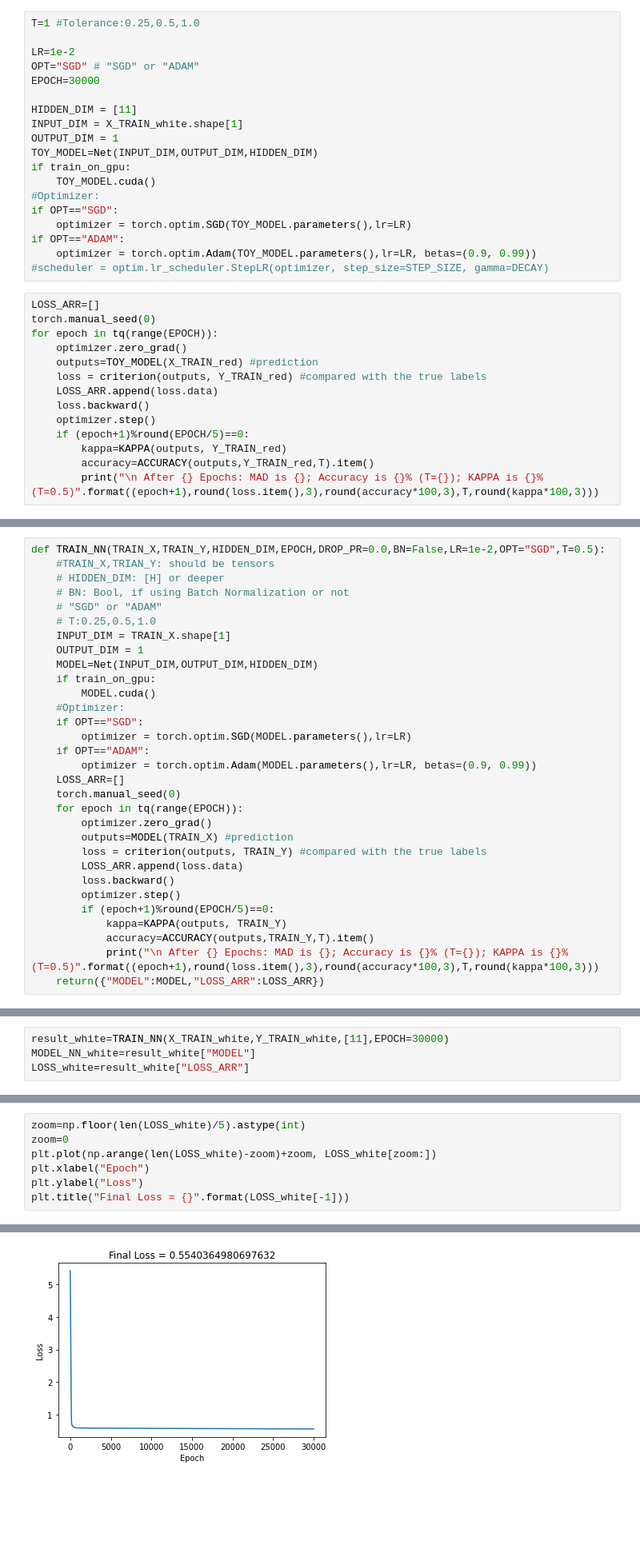
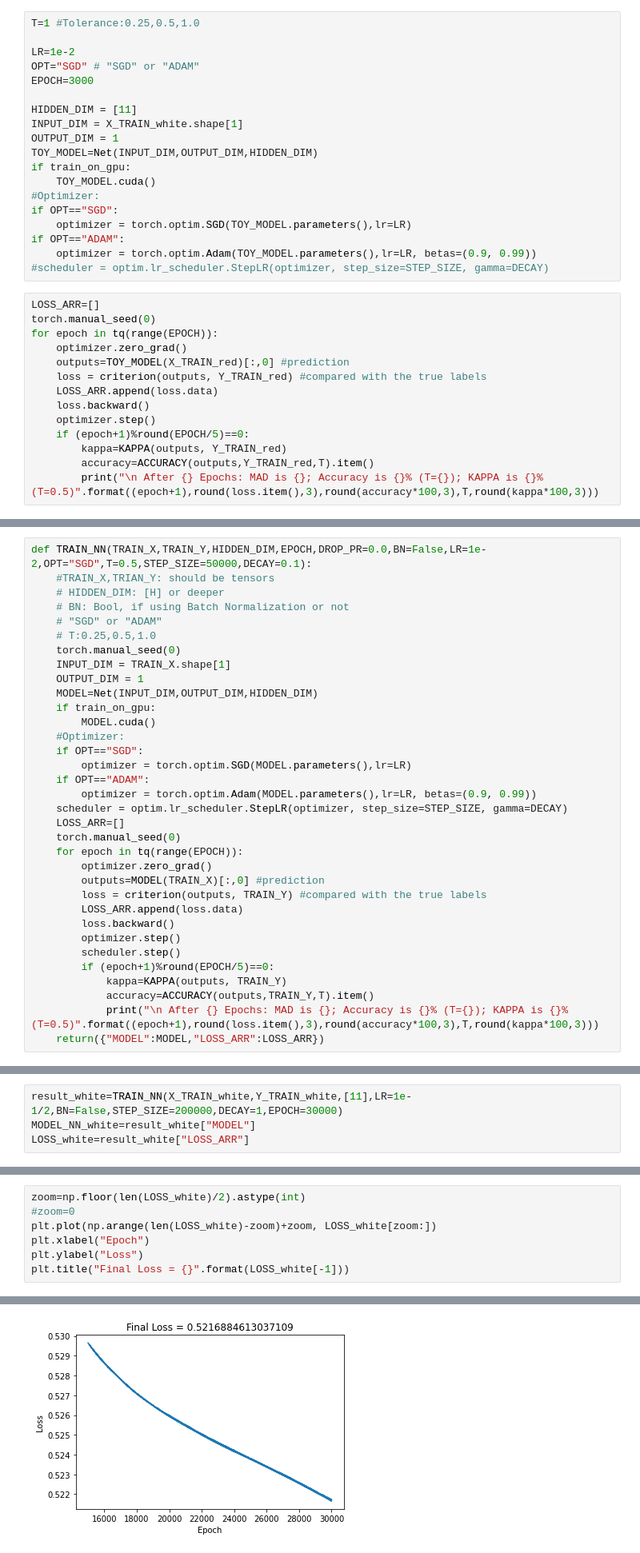
Before and after one commit to JMGilbert/STAT4241-Final-Project, a Jupyter notebook: 5241NN.ipynb, the cells around one changed output, grey strips where cells are left out. Shown at 80% size. Saved outputs shown, nothing was run; the diff lists cells and outputs as text; blank space fills up the shorter version.

```diff
--- a/5241NN.ipynb
+++ b/5241NN.ipynb
@@ -169,7 +174,7 @@ T=1 #Tolerance:0.25,0.5,1.0
 
 LR=1e-2
 OPT="SGD" # "SGD" or "ADAM"
-EPOCH=30000
+EPOCH=3000
 
 HIDDEN_DIM = [11]
 INPUT_DIM = X_TRAIN_white.shape[1]
@@ -188,7 +193,7 @@ LOSS_ARR=[]
 torch.manual_seed(0)
 for epoch in tq(range(EPOCH)):
     optimizer.zero_grad()
-    outputs=TOY_MODEL(X_TRAIN_red) #prediction
+    outputs=TOY_MODEL(X_TRAIN_red)[:,0] #prediction
     loss = criterion(outputs, Y_TRAIN_red) #compared with the true labels
     LOSS_ARR.append(loss.data)
     loss.backward()
@@ -231,12 +236,13 @@ Test KAPPA is 29.517% (T=0.5);
 # %% [markdown]
 ## Wrap it up
 # %%
-def TRAIN_NN(TRAIN_X,TRAIN_Y,HIDDEN_DIM,EPOCH,DROP_PR=0.0,BN=False,LR=1e-2,OPT="SGD",T=0.5):
+def TRAIN_NN(TRAIN_X,TRAIN_Y,HIDDEN_DIM,EPOCH,DROP_PR=0.0,BN=False,LR=1e-2,OPT="SGD",T=0.5,STEP_SIZE=50000,DECAY=0.1):
     #TRAIN_X,TRIAN_Y: should be tensors
     # HIDDEN_DIM: [H] or deeper
     # BN: Bool, if using Batch Normalization or not
     # "SGD" or "ADAM"
     # T:0.25,0.5,1.0
+    torch.manual_seed(0)
     INPUT_DIM = TRAIN_X.shape[1]
     OUTPUT_DIM = 1
     MODEL=Net(INPUT_DIM,OUTPUT_DIM,HIDDEN_DIM)
@@ -247,15 +253,17 @@ def TRAIN_NN(TRAIN_X,TRAIN_Y,HIDDEN_DIM,EPOCH,DROP_PR=0.0,BN=False,LR=1e-2,OPT="
         optimizer = torch.optim.SGD(MODEL.parameters(),lr=LR)
     if OPT=="ADAM":
         optimizer = torch.optim.Adam(MODEL.parameters(),lr=LR, betas=(0.9, 0.99))
+    scheduler = optim.lr_scheduler.StepLR(optimizer, step_size=STEP_SIZE, gamma=DECAY)
     LOSS_ARR=[]
     torch.manual_seed(0)
     for epoch in tq(range(EPOCH)):
         optimizer.zero_grad()
-        outputs=MODEL(TRAIN_X) #prediction
+        outputs=MODEL(TRAIN_X)[:,0] #prediction
         loss = criterion(outputs, TRAIN_Y) #compared with the true labels
         LOSS_ARR.append(loss.data)
         loss.backward()
         optimizer.step()
+        scheduler.step()
         if (epoch+1)%round(EPOCH/5)==0:
             kappa=KAPPA(outputs, TRAIN_Y)
             accuracy=ACCURACY(outputs,TRAIN_Y,T).item()
@@ -274,7 +282,7 @@ def TEST_NN(MODEL,TEST_X,TEST_Y,T_list=[0.25,0.5,1]):
 # %% [markdown]
 ### White wine
 # %%
-result_white=TRAIN_NN(X_TRAIN_white,Y_TRAIN_white,[11],EPOCH=30000)
+result_white=TRAIN_NN(X_TRAIN_white,Y_TRAIN_white,[11],LR=1e-1/2,BN=False,STEP_SIZE=200000,DECAY=1,EPOCH=30000)
 MODEL_NN_white=result_white["MODEL"]
 LOSS_white=result_white["LOSS_ARR"]
 # %% [output]
@@ -286,6 +296,6 @@ LOSS_white=result_white["LOSS_ARR"]
 # %%
-zoom=np.floor(len(LOSS_white)/5).astype(int)
-zoom=0
+zoom=np.floor(len(LOSS_white)/2).astype(int)
+#zoom=0
 plt.plot(np.arange(len(LOSS_white)-zoom)+zoom, LOSS_white[zoom:])
 plt.xlabel("Epoch")
 plt.ylabel("Loss")
@@ -295,4 +305,4 @@ Text(0.5, 1.0, 'Final Loss = 0.5540364980697632')
-[figure, old version]
+[figure, new version]
 # %%
 T_list=[0.25,0.5,1]
 Result_TEST_white=TEST_NN(MODEL_NN_white,X_TEST_white,Y_TEST_white,T_list)
```
Also changed, not shown: parts of 58 cells of this notebook.
